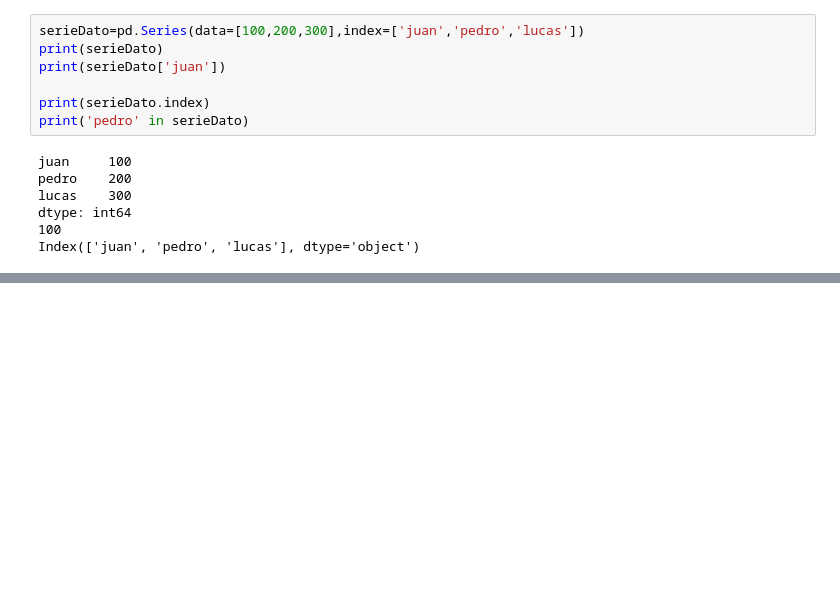
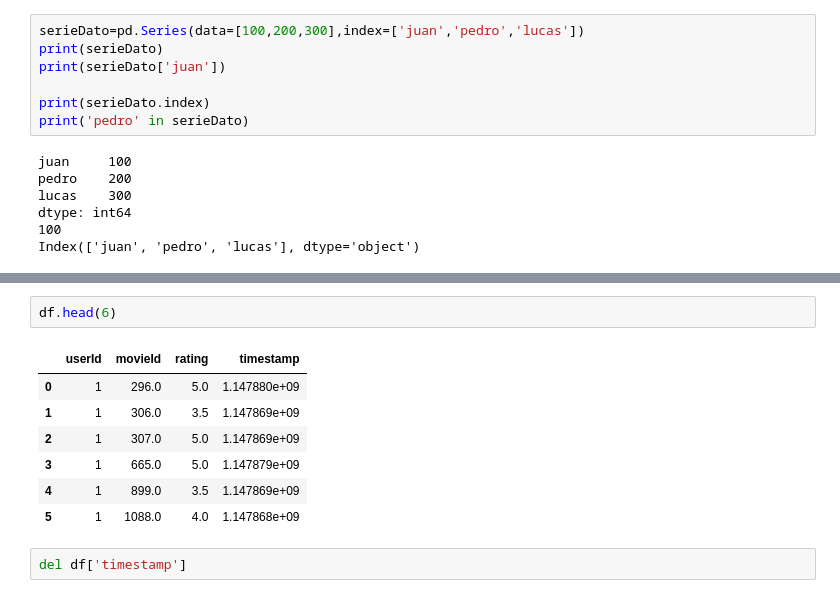
Before and after one commit to LissMendoza/inteligennciaArtificial, a Jupyter notebook: 16Julio.ipynb, the cells around one changed output, grey strips where cells are left out. Saved outputs shown, nothing was run; the diff lists cells and outputs as text; blank space fills up the shorter version.

```diff
--- a/16Julio.ipynb
+++ b/16Julio.ipynb
@@ -40,0 +67,12 @@ Index(['one', 'two'], dtype='object')
+# %%
+df.head(6)
+# %% [output]
+|  | userId | movieId | rating | timestamp |
+| 0 | 1 | 296.0 | 5.0 | 1.147880e+09 |
+| 1 | 1 | 306.0 | 3.5 | 1.147869e+09 |
+| 2 | 1 | 307.0 | 5.0 | 1.147869e+09 |
+| 3 | 1 | 665.0 | 5.0 | 1.147879e+09 |
+| 4 | 1 | 899.0 | 3.5 | 1.147869e+09 |
+| 5 | 1 | 1088.0 | 4.0 | 1.147868e+09 |
+# %%
+del df['timestamp']
```
Also changed, not shown: parts of 13 cells of this notebook.
